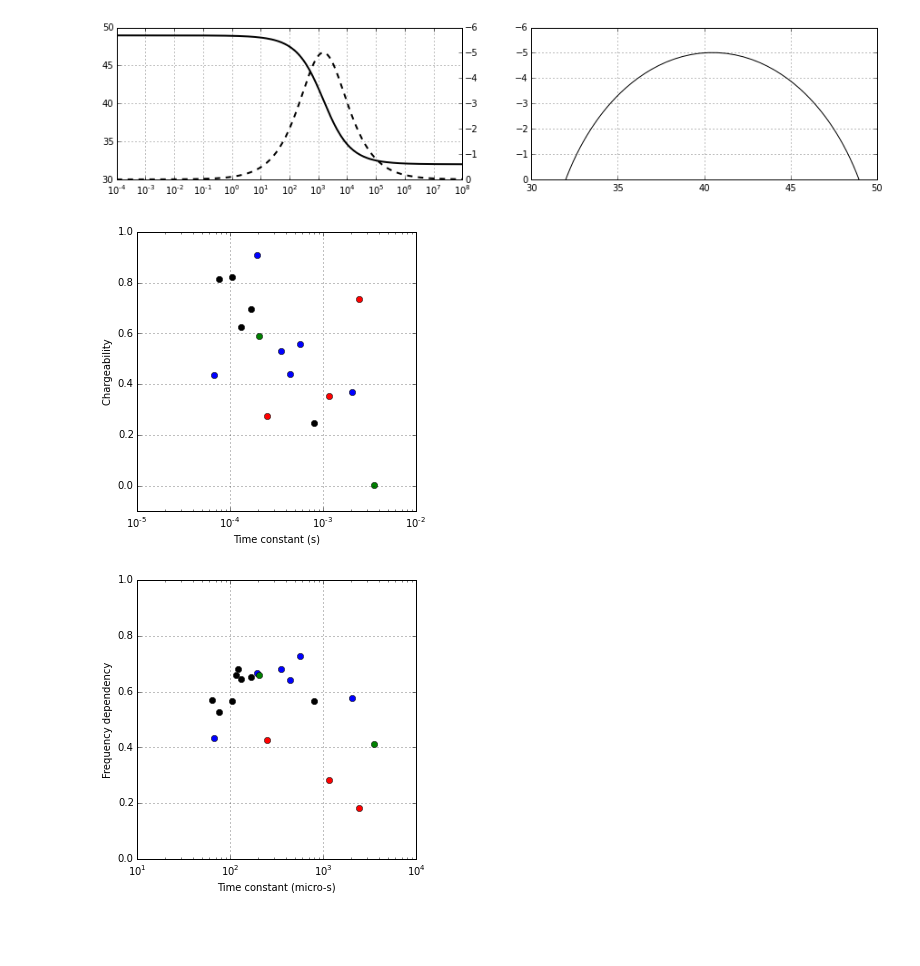
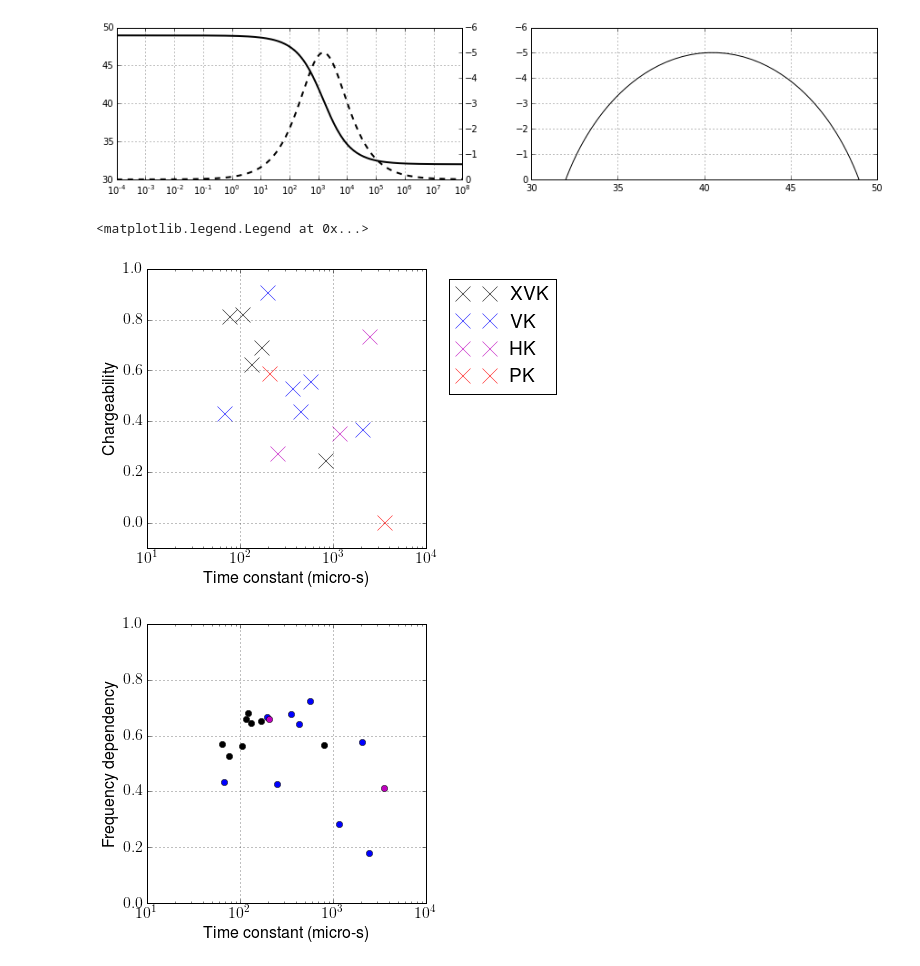
Before and after one commit to sgkang/PhysPropIP, a Jupyter notebook: notebooks/CircuitModel_modified.ipynb, the cells around one changed output. Cells and saved outputs as stored; diff of their text form; code cells hidden in the pictures; blank space fills up the shorter version.

```diff
--- a/notebooks/CircuitModel_modified.ipynb
+++ b/notebooks/CircuitModel_modified.ipynb
@@ -224,27 +221,33 @@ PlHK = data_active[data_active['Facies']=='HK']["Pl"].values[:]
 fpeakHK = f0peak(RlHK, QlHK, PlHK)
 rhoinfHK = rhoinf(data_active[data_active['Facies']=='HK']["Ro"].values[:], data_active[data_active['Facies']=='HK']["pRm"].values[:],data_active[data_active['Facies']=='HK']["pRl"].values[:])
 mHK = charg(rhoinfHK, data_active[data_active['Facies']=='HK']["Ro"].values[:])
+# %%
+import matplotlib as mpl
+mpl.rcParams["font.size"] = 16
+mpl.rcParams["text.usetex"] = True
 # %%
+figsize(5,5)
 indactHK = 1./fpeakHK > 0.1
-plt.semilogx(1./fpeakXVK, mXVK, 'ko')
-plt.semilogx(1./fpeakVK, mVK, 'bo')
-plt.semilogx(1./fpeakHK[~indactHK], mHK[~indactHK], 'ro')
-plt.semilogx(1./fpeakPK, mPK, 'go')
+plt.semilogx(1./fpeakXVK*1e6, mXVK, 'kx', ms = 15, lw=3)
+plt.semilogx(1./fpeakVK*1e6, mVK, 'bx', ms = 15)
+plt.semilogx(1./fpeakHK[~indactHK]*1e6, mHK[~indactHK], 'mx', ms = 15)
+plt.semilogx(1./fpeakPK*1e6, mPK, 'rx', ms = 15)
 
 ylim(-0.1, 1.)
-xlim(1e-5, 1e-2)
+xlim(1e-5*1e6, 1e-2*1e6)
 plt.grid(True)
 plt.ylabel("Chargeability ")
-plt.xlabel("Time constant (s)")
-figsize(5,5)
+plt.xlabel("Time constant (micro-s)")
+plt.legend(("XVK", "VK", "HK", "PK"), bbox_to_anchor=(1.5, 1))
 # %% [output]
+<matplotlib.legend.Legend at 0x...>
-[figure, old version]
+[figure, new version]
 # %%
 mus = 1e6
 plt.semilogx(1./fpeakXVK*mus, PlXVK,'ko')
 plt.semilogx(1./fpeakVK*mus, PlVK, 'bo')
-plt.semilogx(1./fpeakHK[~indactHK]*mus, PlHK[~indactHK], 'ro')
-plt.semilogx(1./fpeakPK*mus, PlPK, 'go')
+plt.semilogx(1./fpeakHK[~indactHK]*mus, PlHK[~indactHK], 'bo')
+plt.semilogx(1./fpeakPK*mus, PlPK, 'mo')
 
 ylim(0., 1.)
 xlim(1e-5*mus, 1e-2*mus)
@@ -254,7 +257,7 @@ plt.ylabel("Frequency dependency ")
 plt.xlabel("Time constant (micro-s)")
 figsize(5,5)
 # %% [output]
-[figure, old version]
+[figure, new version]
 # %%
 plt.semilogy(data_active[data_active["Facies"]=="XVK"]["Mag Susc [SI]"], data_active[data_active["Facies"]=="XVK"]["Resistivity [Ohm.m]"], 'ko')
 plt.semilogy(data_active[data_active["Facies"]=="VK"]["Mag Susc [SI]"], data_active[data_active["Facies"]=="VK"]["Resistivity [Ohm.m]"], 'bo')
```
Also changed, not shown: parts of 3 cells of this notebook, 28 other files.
